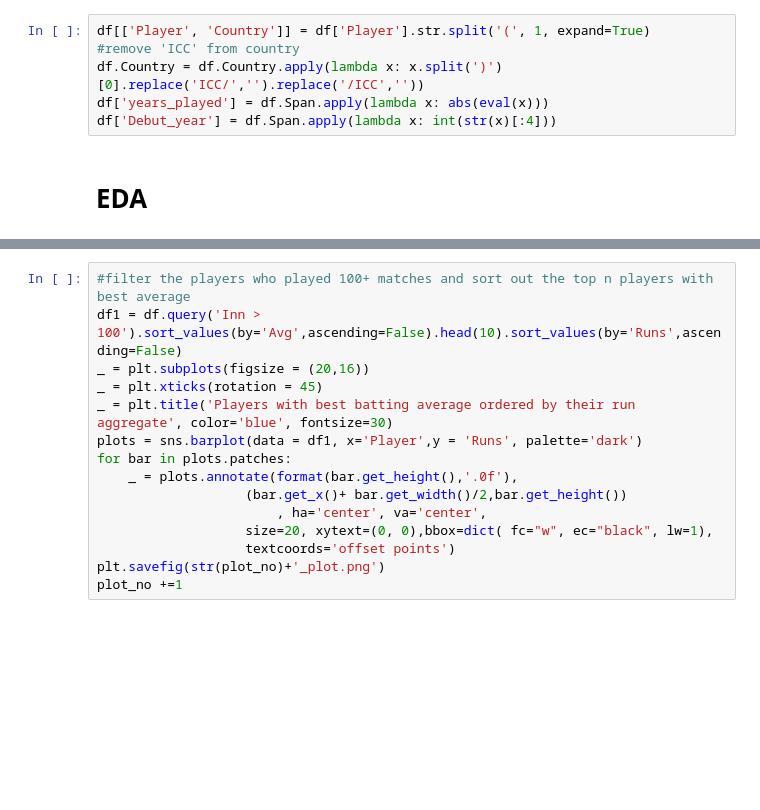
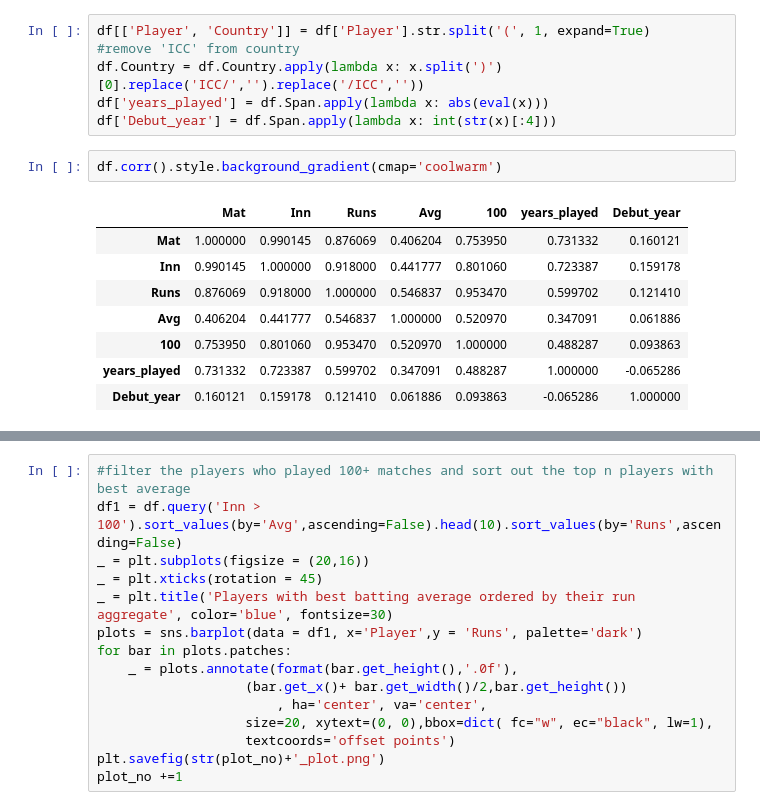
Before and after one commit to sathishkumar118/-Wine-Quality-Prediction-Kaggle, a Jupyter notebook: icc-test-cricket-runs-eda.ipynb, the cells around one changed output, grey strips where cells are left out. Cells and saved outputs as stored; diff of their text form; blank space fills up the shorter version.

```diff
--- a/icc-test-cricket-runs-eda.ipynb
+++ b/icc-test-cricket-runs-eda.ipynb
@@ -92,5 +165,14 @@ df[['Player', 'Country']] = df['Player'].str.split('(', 1, expand=True)
 df.Country = df.Country.apply(lambda x: x.split(')')[0].replace('ICC/','').replace('/ICC',''))
 df['years_played'] = df.Span.apply(lambda x: abs(eval(x)))
 df['Debut_year'] = df.Span.apply(lambda x: int(str(x)[:4]))
-# %% [markdown]
-# **EDA**
+# %%
+df.corr().style.background_gradient(cmap='coolwarm')
+# %% [output]
+|  | Mat | Inn | Runs | Avg | 100 | years_played | Debut_year |
+| Mat | 1.000000 | 0.990145 | 0.876069 | 0.406204 | 0.753950 | 0.731332 | 0.160121 |
+| Inn | 0.990145 | 1.000000 | 0.918000 | 0.441777 | 0.801060 | 0.723387 | 0.159178 |
+| Runs | 0.876069 | 0.918000 | 1.000000 | 0.546837 | 0.953470 | 0.599702 | 0.121410 |
+| Avg | 0.406204 | 0.441777 | 0.546837 | 1.000000 | 0.520970 | 0.347091 | 0.061886 |
+| 100 | 0.753950 | 0.801060 | 0.953470 | 0.520970 | 1.000000 | 0.488287 | 0.093863 |
+| years_played | 0.731332 | 0.723387 | 0.599702 | 0.347091 | 0.488287 | 1.000000 | -0.065286 |
+| Debut_year | 0.160121 | 0.159178 | 0.121410 | 0.061886 | 0.093863 | -0.065286 | 1.000000 |
```
Also changed, not shown: parts of 15 cells of this notebook.
